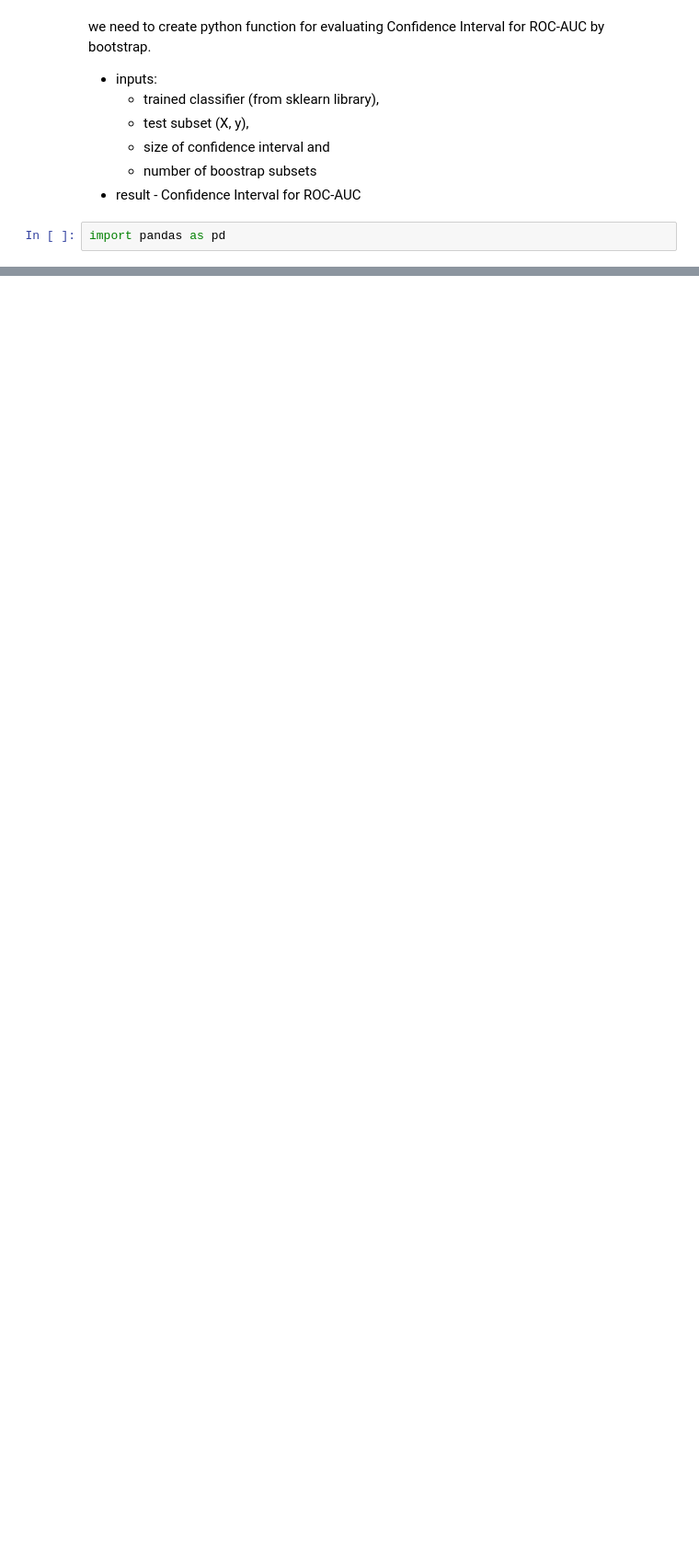
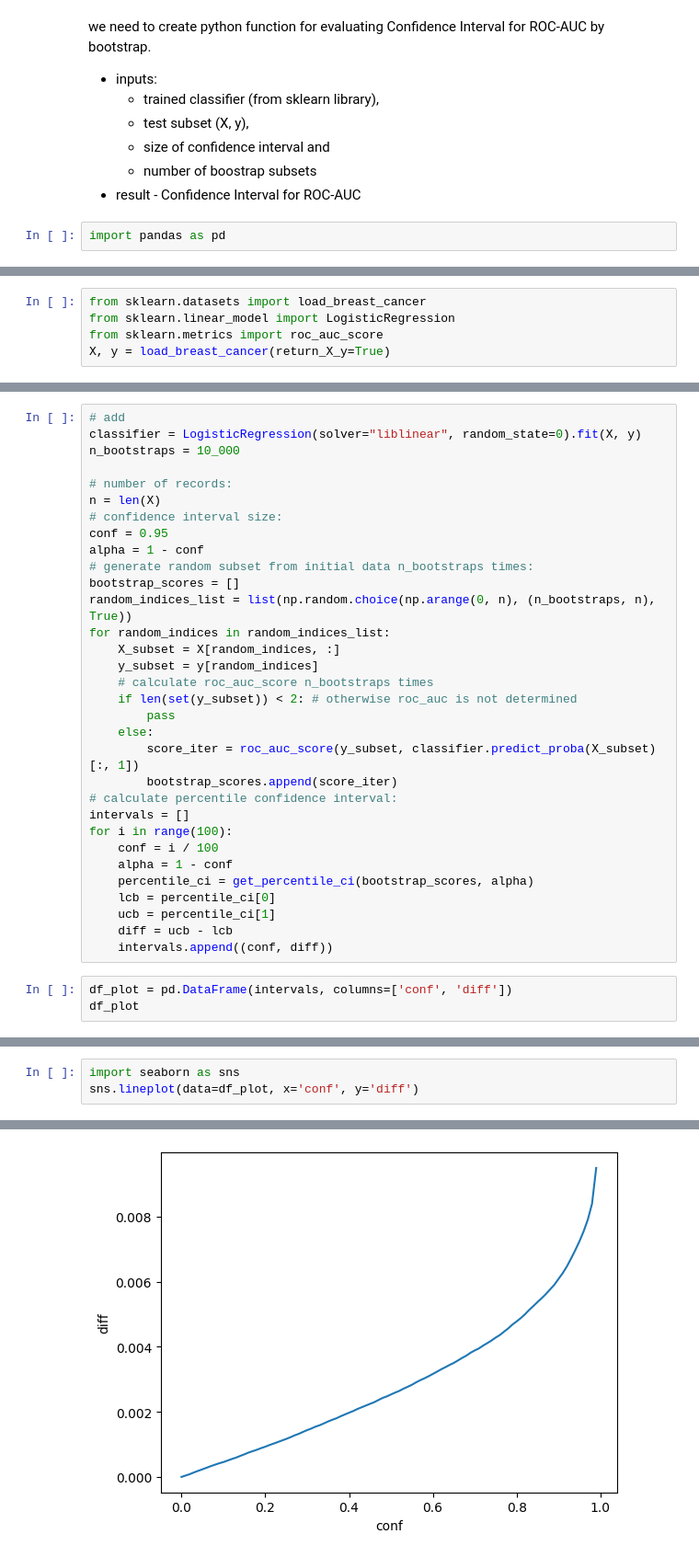
Before and after one commit to aleksei-balabukha-idf/ML_Simulator, a Jupyter notebook: 3_Middle/Churn_rate_2/Churn_rate_2_Bootstrap.ipynb, the cells around one changed output, grey strips where cells are left out. Shown at 92% size. Saved outputs shown, nothing was run; the diff lists cells and outputs as text; blank space fills up the shorter version.

```diff
--- a/3_Middle/Churn_rate_2/Churn_rate_2_Bootstrap.ipynb
+++ b/3_Middle/Churn_rate_2/Churn_rate_2_Bootstrap.ipynb
@@ -89,2 +110,7 @@ def roc_auc_ci(
 
     return (lcb, ucb)
+# %%
+from sklearn.datasets import load_breast_cancer
+from sklearn.linear_model import LogisticRegression
+from sklearn.metrics import roc_auc_score
+X, y = load_breast_cancer(return_X_y=True)
@@ -90,0 +125,35 @@ def roc_auc_ci(
+# %%
+# add
+classifier = LogisticRegression(solver="liblinear", random_state=0).fit(X, y)
+n_bootstraps = 10_000
+
+# number of records:
+n = len(X)
+# confidence interval size:
+conf = 0.95
+alpha = 1 - conf
+# generate random subset from initial data n_bootstraps times:
+bootstrap_scores = []
+random_indices_list = list(np.random.choice(np.arange(0, n), (n_bootstraps, n), True))
+for random_indices in random_indices_list:
+    X_subset = X[random_indices, :]
+    y_subset = y[random_indices]
+    # calculate roc_auc_score n_bootstraps times
+    if len(set(y_subset)) < 2: # otherwise roc_auc is not determined
+        pass
+    else:
+        score_iter = roc_auc_score(y_subset, classifier.predict_proba(X_subset)[:, 1])
+        bootstrap_scores.append(score_iter)
+# calculate percentile confidence interval:
+intervals = []
+for i in range(100):
+    conf = i / 100
+    alpha = 1 - conf
+    percentile_ci = get_percentile_ci(bootstrap_scores, alpha)
+    lcb = percentile_ci[0]
+    ucb = percentile_ci[1]
+    diff = ucb - lcb
+    intervals.append((conf, diff))
+# %%
+df_plot = pd.DataFrame(intervals, columns=['conf', 'diff'])
+df_plot
@@ -90,0 +174,4 @@ def roc_auc_ci(
+# %%
+import seaborn as sns
+sns.lineplot(data=df_plot, x='conf', y='diff')
+# %% [output]
@@ -91 +179,2 @@ def roc_auc_ci(
+[figure, added]
 # %%
```
Also changed, not shown: parts of 30 cells of this notebook.
